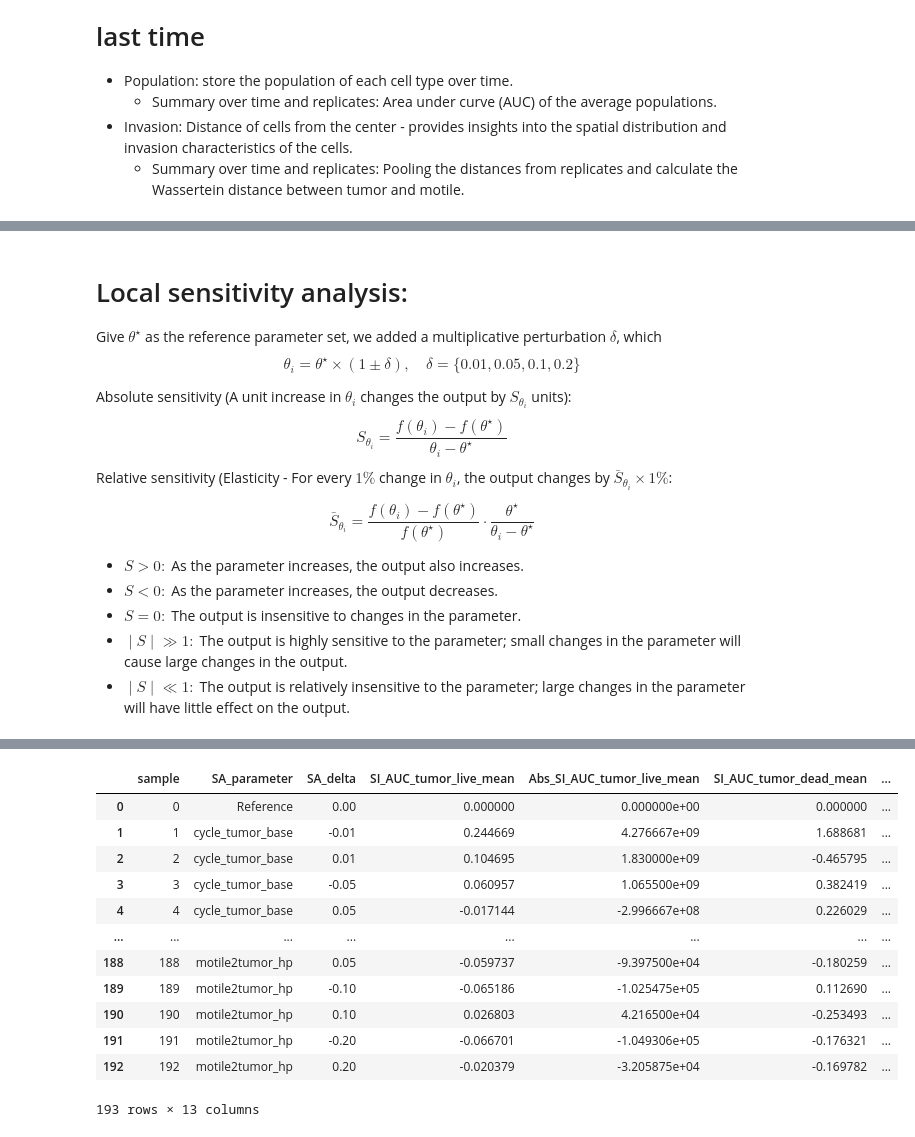
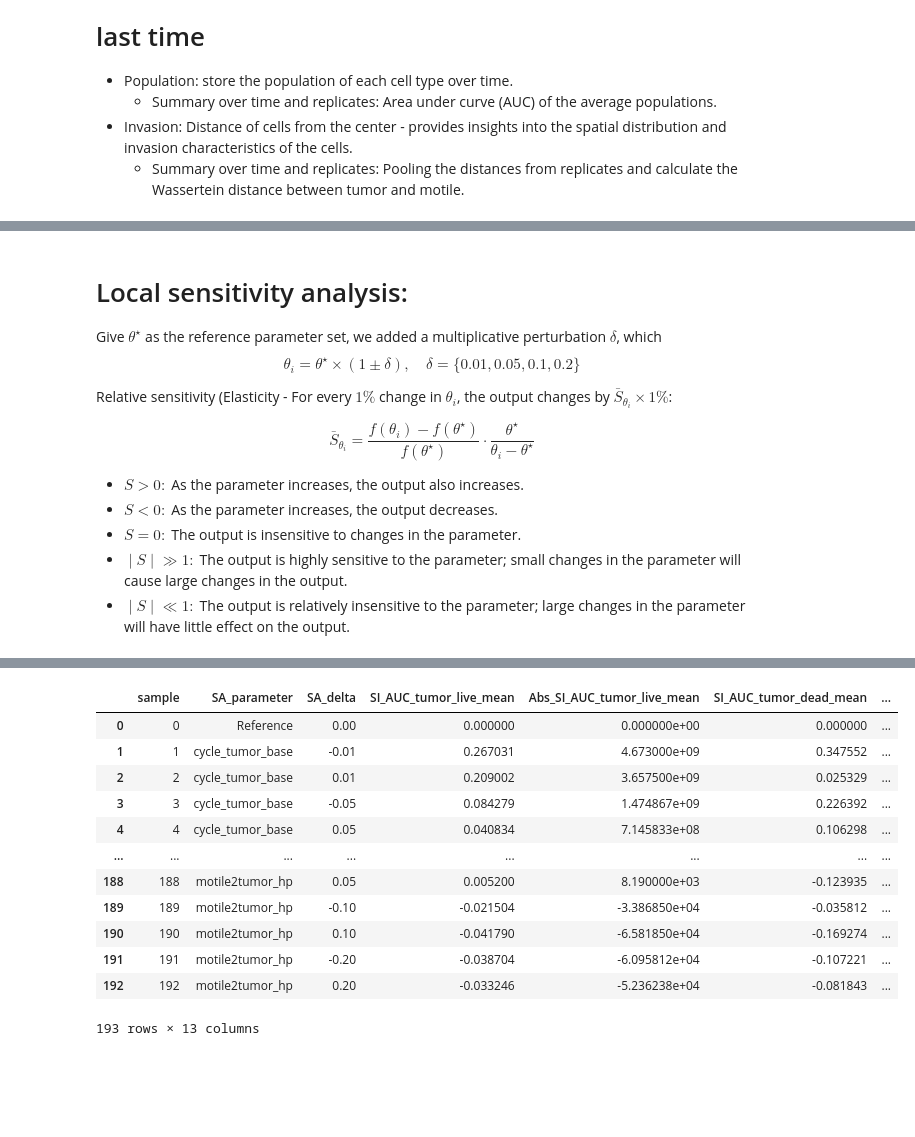
Before and after one commit to PhysiCell-Models/grammar_samples, a Jupyter notebook: Sensitivity_Analysis/SA_script_ex1.ipynb, the cells around one changed output, grey strips where cells are left out. Cells and saved outputs as stored; diff of their text form; code cells hidden in the pictures; blank space fills up the shorter version.

```diff
--- a/Sensitivity_Analysis/SA_script_ex1.ipynb
+++ b/Sensitivity_Analysis/SA_script_ex1.ipynb
@@ -108 +96,41 @@ df_summary_ex1.feather and df_qoi_ex1.feather already exists. Reading it.
 193 rows × 35 columns
+# %%
+import matplotlib.pyplot as plt
+from convergence_analysis import mean_variance_convergence, test_convergence, bootstrap_convergence
+
+sample_ref = 0 # Sample with reference parameters
+print('Sample with reference parameters: ', df_summary.iloc[sample_ref][params_list].values)
+QoIs_list = ['AUC_tumor_live', 'AUC_tumor_dead', 'AUC_motile_live', 'AUC_motile_dead', 'Wasserstein_dist']
+figure1, axes = plt.subplots(2, 3, figsize=(20, 12))
+figure2, axes2 = plt.subplots(2, 3, figsize=(20, 12))
+for qoi, ax, ax2 in zip(QoIs_list, axes.flatten(), axes2.flatten()):
+    data = df_qoi.loc[ df_qoi['sample'] == sample_ref][qoi].values
+    # Calculate running mean and variance for the QoI
+    running_means, running_var = mean_variance_convergence(data)
+    running_stds = np.sqrt(running_var)
+    # Test convergence using the auto-selected method
+    window_size = 5
+    convergence_metric, method_selected = test_convergence(data, method='mean', window_size=window_size)
+    # Test convergence using bootstrapping
+    bootstrap_metric = bootstrap_convergence(data)
+    # Plot the running mean and standard deviation
+    x = np.arange(1, len(data) + 1)
+    ax.plot(x, running_means, label='Mean', color='b')
+    ax.fill_between(x, running_means - running_stds, running_means + running_stds, alpha=0.3, label='±Std', color='b')
+    ax.axhline(np.mean(data), color='gray', linestyle='--', label='Overall Mean')
+    ax.set_xlabel('Number of Replicates')
+    ax.set_ylabel(f'QoI: {qoi}')
+    ax.set_title(f'Convergence of QoI ({qoi}) Across Replicates')
+    ax.grid()
+    ax.legend()
+    # Plot the convergence metric
+    ax2.plot(x[1:], convergence_metric, label=f'Convergence Metric - ({method_selected})', color='green')
+    # ax2_y2 = ax2.twinx()
+    # ax2_y2.plot(x, bootstrap_metric, label='Bootstrapped Variability', color='red')
+    # ax2_y2.set_ylabel('Bootstrapped Variability')
+    ax2.set(xlabel='Number of Replicates', ylabel='Convergence Metric',title=f'Convergence Metric for QoI ({qoi})')
+    ax2.grid()
+    ax2.legend()
+axes[1, 2].remove()
+axes2[1, 2].remove()
+plt.show()
@@ -111,8 +145,6 @@ df_summary_ex1.feather and df_qoi_ex1.feather already exists. Reading it.
 Give $\theta^\star$ as the reference parameter set, we added a multiplicative perturbation $\delta$, which
 $$\theta_i = \theta^\star \times (1\pm \delta), \quad \delta = \{0.01, 0.05, 0.1, 0.2\}$$
 
-Absolute sensitivity (A unit increase in $\theta_i$ changes the output by $S_{\theta_i}$ units):
-$$S_{\theta_i} = \dfrac{f(\theta_i)-f(\theta^\star)}{\theta_i - \theta^\star}$$
 Relative sensitivity (Elasticity -  For every $1\%$ change in $\theta_i$, the output changes by $\bar{S}_{\theta_i} \times 1\%$:
 
 $$\bar{S}_{\theta_i} = \dfrac{f(\theta_i)-f(\theta^\star)}{f(\theta^\star)}\cdot \dfrac{\theta^\star}{\theta_i - \theta^\star}$$
@@ -123,11 +155,8 @@ $$\bar{S}_{\theta_i} = \dfrac{f(\theta_i)-f(\theta^\star)}{f(\theta^\star)}\cdot
 - $∣S∣≫1:$ The output is highly sensitive to the parameter; small changes in the parameter will cause large changes in the output.
 - $∣S∣≪1:$ The output is relatively insensitive to the parameter; large changes in the parameter will have little effect on the output.
 # %%
-sample_ref = 0 # Sample with reference parameters
-print('Sample with reference parameters: ', df_summary.iloc[sample_ref][params_list].values)
-
 # Calculate the sensitivity index
-QoIs_list = ['AUC_tumor_live_mean', 'AUC_tumor_dead_mean', 'AUC_motile_live_mean', 'AUC_motile_dead_mean', 'Wasserstein_dist_mean']
+QoIs_list = [qoi+'_mean' for qoi in QoIs_list]
 # Function to calculate SI using
 def calculate_SI_multiple():
     sensitivity_analysis_dic = {}
@@ -194,15 +225,15 @@ QoI: Wasserstein_dist_mean
 |  | sample | SA_parameter | SA_delta | SI_AUC_tumor_live_mean | Abs_SI_AUC_tumor_live_mean | SI_AUC_tumor_dead_mean | ... |
 | 0 | 0 | Reference | 0.00 | 0.000000 | 0.000000e+00 | 0.000000 | ... |
-| 1 | 1 | cycle_tumor_base | -0.01 | 0.244669 | 4.276667e+09 | 1.688681 | ... |
-| 2 | 2 | cycle_tumor_base | 0.01 | 0.104695 | 1.830000e+09 | -0.465795 | ... |
-| 3 | 3 | cycle_tumor_base | -0.05 | 0.060957 | 1.065500e+09 | 0.382419 | ... |
-| 4 | 4 | cycle_tumor_base | 0.05 | -0.017144 | -2.996667e+08 | 0.226029 | ... |
+| 1 | 1 | cycle_tumor_base | -0.01 | 0.267031 | 4.673000e+09 | 0.347552 | ... |
+| 2 | 2 | cycle_tumor_base | 0.01 | 0.209002 | 3.657500e+09 | 0.025329 | ... |
+| 3 | 3 | cycle_tumor_base | -0.05 | 0.084279 | 1.474867e+09 | 0.226392 | ... |
+| 4 | 4 | cycle_tumor_base | 0.05 | 0.040834 | 7.145833e+08 | 0.106298 | ... |
 | ... | ... | ... | ... | ... | ... | ... | ... |
-| 188 | 188 | motile2tumor_hp | 0.05 | -0.059737 | -9.397500e+04 | -0.180259 | ... |
-| 189 | 189 | motile2tumor_hp | -0.10 | -0.065186 | -1.025475e+05 | 0.112690 | ... |
-| 190 | 190 | motile2tumor_hp | 0.10 | 0.026803 | 4.216500e+04 | -0.253493 | ... |
-| 191 | 191 | motile2tumor_hp | -0.20 | -0.066701 | -1.049306e+05 | -0.176321 | ... |
-| 192 | 192 | motile2tumor_hp | 0.20 | -0.020379 | -3.205875e+04 | -0.169782 | ... |
+| 188 | 188 | motile2tumor_hp | 0.05 | 0.005200 | 8.190000e+03 | -0.123935 | ... |
+| 189 | 189 | motile2tumor_hp | -0.10 | -0.021504 | -3.386850e+04 | -0.035812 | ... |
+| 190 | 190 | motile2tumor_hp | 0.10 | -0.041790 | -6.581850e+04 | -0.169274 | ... |
+| 191 | 191 | motile2tumor_hp | -0.20 | -0.038704 | -6.095812e+04 | -0.107221 | ... |
+| 192 | 192 | motile2tumor_hp | 0.20 | -0.033246 | -5.236238e+04 | -0.081843 | ... |
 193 rows × 13 columns
 # %%
 import matplotlib.pyplot as plt
```
Also changed, not shown: parts of 9 cells of this notebook, 2 other files.
